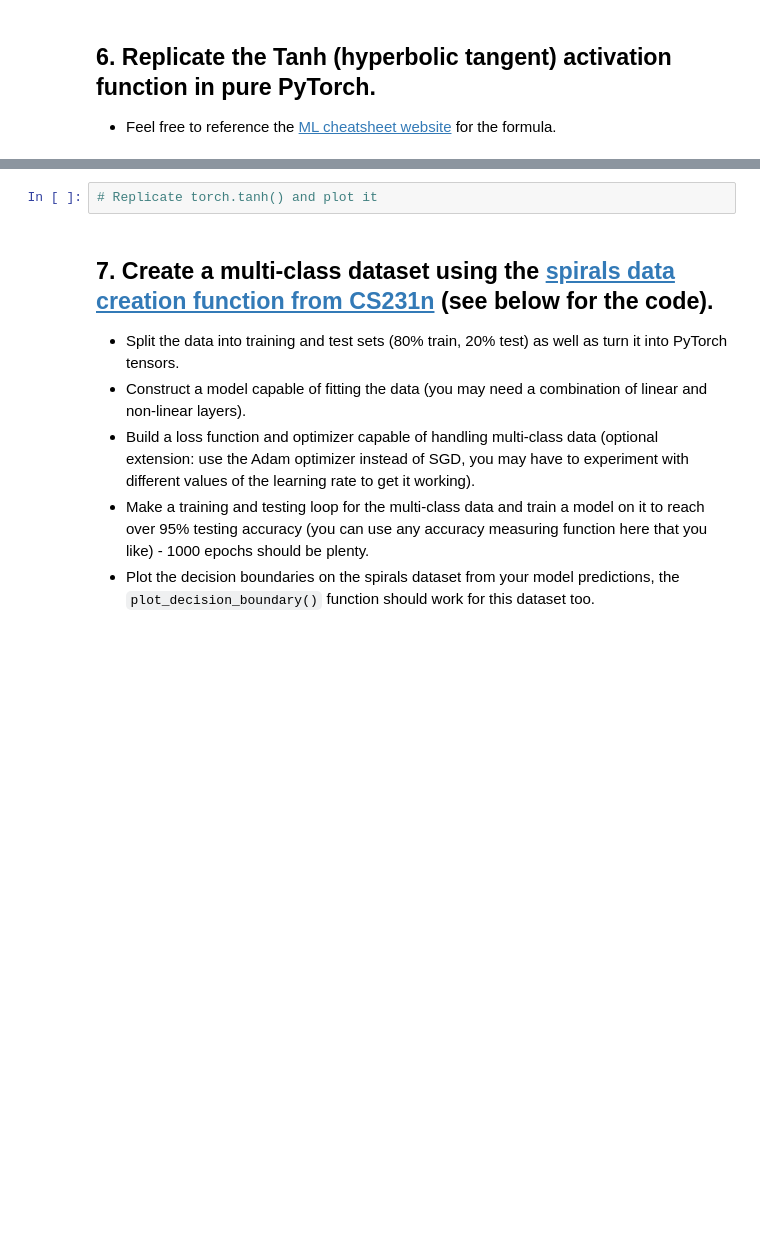
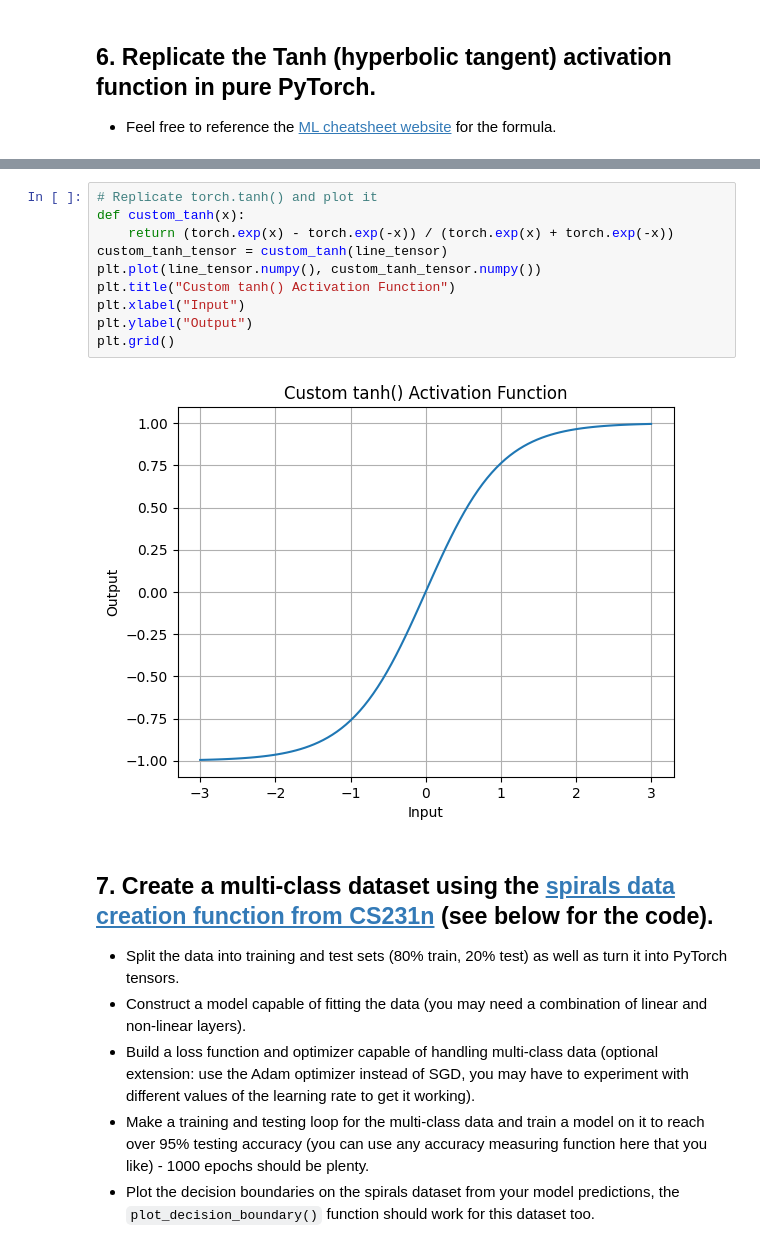
Before and after one commit to McLight-Note/AI-self-study, a Jupyter notebook: Project_13_PyTorch/02_pytorch_classification_exercises.ipynb, the cells around one changed output, grey strips where cells are left out. Drawn from its saved outputs; the diff is of its cells as text; blank space fills up the shorter version.

```diff
--- a/Project_13_PyTorch/02_pytorch_classification_exercises.ipynb
+++ b/Project_13_PyTorch/02_pytorch_classification_exercises.ipynb
@@ -297,5 +318,15 @@ def plot_decision_boundary(model, X, y):
-# %%
-# Replicate torch.tanh() and plot it
+# %%
+# Replicate torch.tanh() and plot it
+def custom_tanh(x):
+    return (torch.exp(x) - torch.exp(-x)) / (torch.exp(x) + torch.exp(-x))
+custom_tanh_tensor = custom_tanh(line_tensor)
+plt.plot(line_tensor.numpy(), custom_tanh_tensor.numpy())
+plt.title("Custom tanh() Activation Function")
+plt.xlabel("Input")
+plt.ylabel("Output")
+plt.grid()
+# %% [output]
+[figure, added]
 # %% [markdown]
 ## 7. Create a multi-class dataset using the [spirals data creation function from CS231n](https://cs231n.github.io/neural-networks-case-study/) (see below for the code).
   * Split the data into training and test sets (80% train, 20% test) as well as turn it into PyTorch tensors.
```
Also changed, not shown: parts of 15 cells of this notebook, 2 other files.
